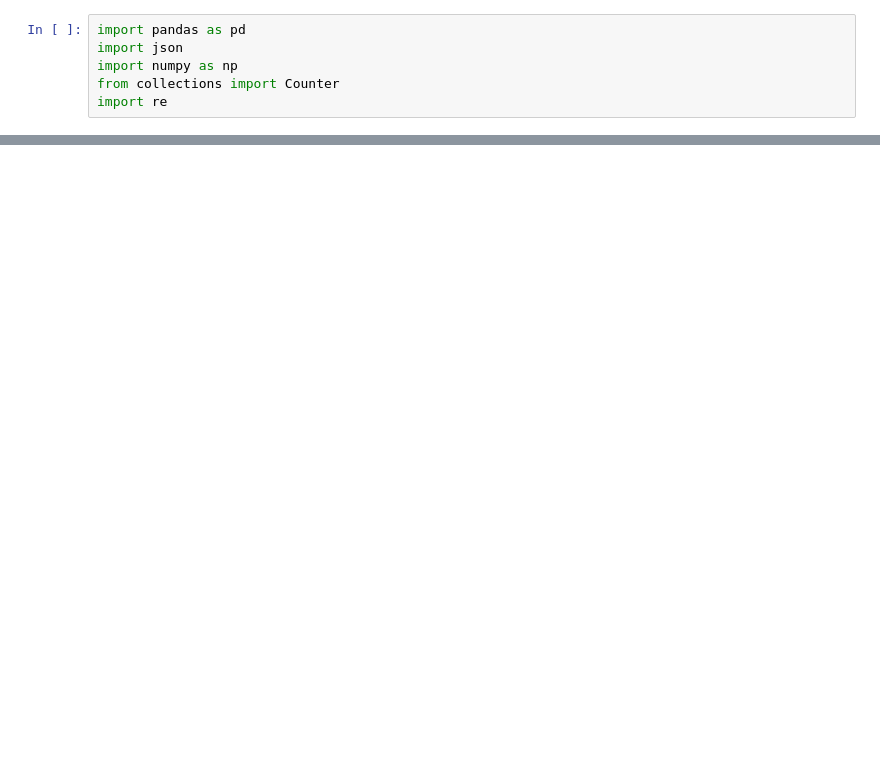
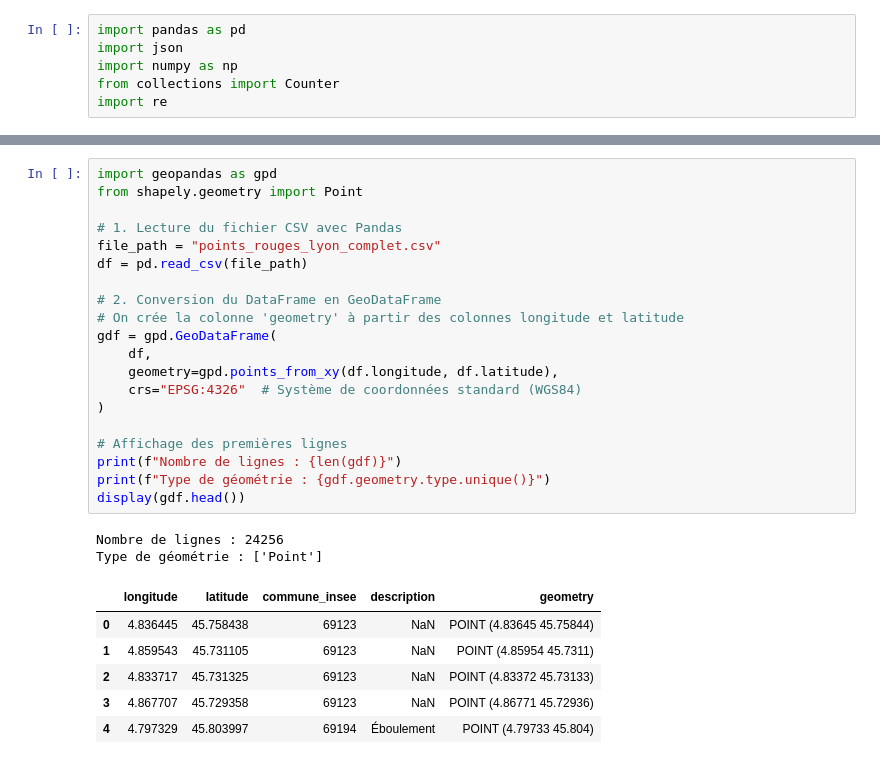
Before and after one commit to Lilian2588/datathon, a Jupyter notebook: main.ipynb, the cells around one changed output, grey strips where cells are left out. Drawn from its saved outputs; the diff is of its cells as text; blank space fills up the shorter version.

```diff
--- a/main.ipynb
+++ b/main.ipynb
@@ -145,0 +240,29 @@ print("="*120)
+# %%
+import geopandas as gpd
+from shapely.geometry import Point
+
+# 1. Lecture du fichier CSV avec Pandas
+file_path = "points_rouges_lyon_complet.csv"
+df = pd.read_csv(file_path)
+
+# 2. Conversion du DataFrame en GeoDataFrame
+# On crée la colonne 'geometry' à partir des colonnes longitude et latitude
+gdf = gpd.GeoDataFrame(
+    df,
+    geometry=gpd.points_from_xy(df.longitude, df.latitude),
+    crs="EPSG:4326"  # Système de coordonnées standard (WGS84)
+)
+
+# Affichage des premières lignes
+print(f"Nombre de lignes : {len(gdf)}")
+print(f"Type de géométrie : {gdf.geometry.type.unique()}")
+display(gdf.head())
+# %% [output]
+Nombre de lignes : 24256
+Type de géométrie : ['Point']
+|  | longitude | latitude | commune_insee | description | geometry |
+| 0 | 4.836445 | 45.758438 | 69123 | NaN | POINT (4.83645 45.75844) |
+| 1 | 4.859543 | 45.731105 | 69123 | NaN | POINT (4.85954 45.7311) |
+| 2 | 4.833717 | 45.731325 | 69123 | NaN | POINT (4.83372 45.73133) |
+| 3 | 4.867707 | 45.729358 | 69123 | NaN | POINT (4.86771 45.72936) |
+| 4 | 4.797329 | 45.803997 | 69194 | Éboulement | POINT (4.79733 45.804) |
```
Also changed, not shown: parts of 6 cells of this notebook, 1 other file.
